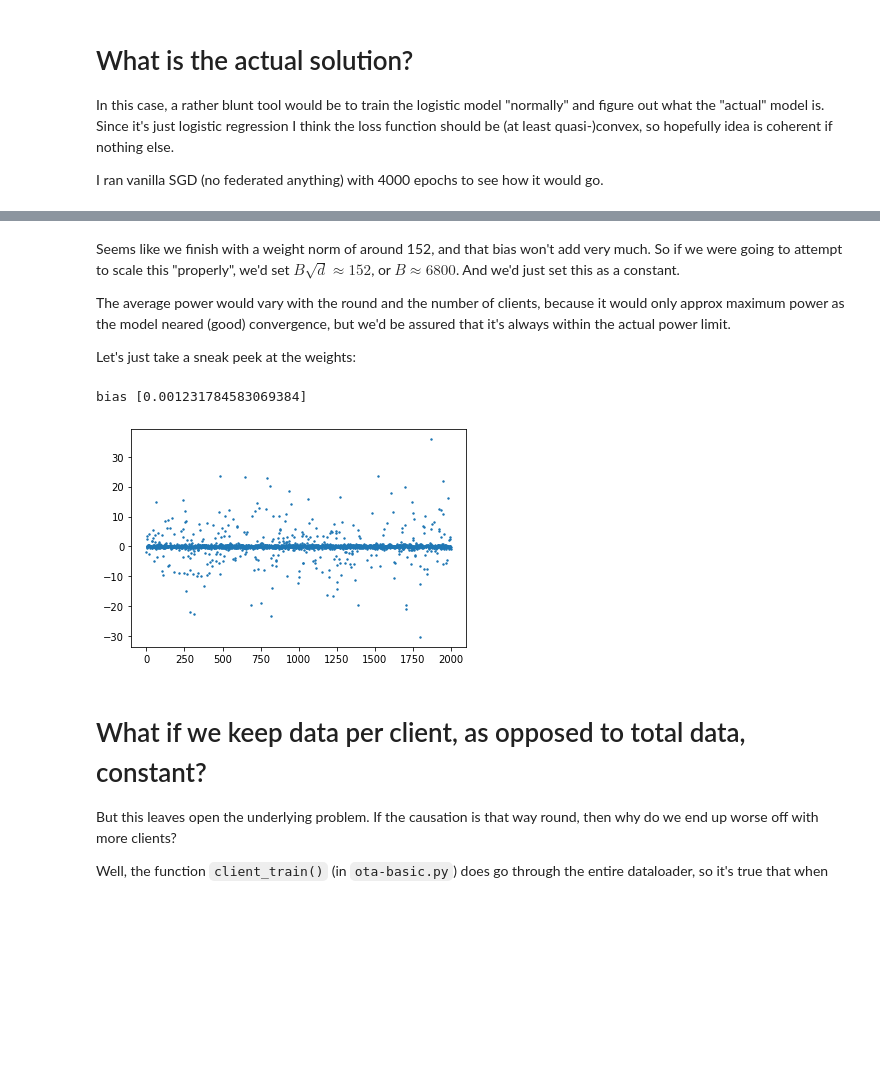
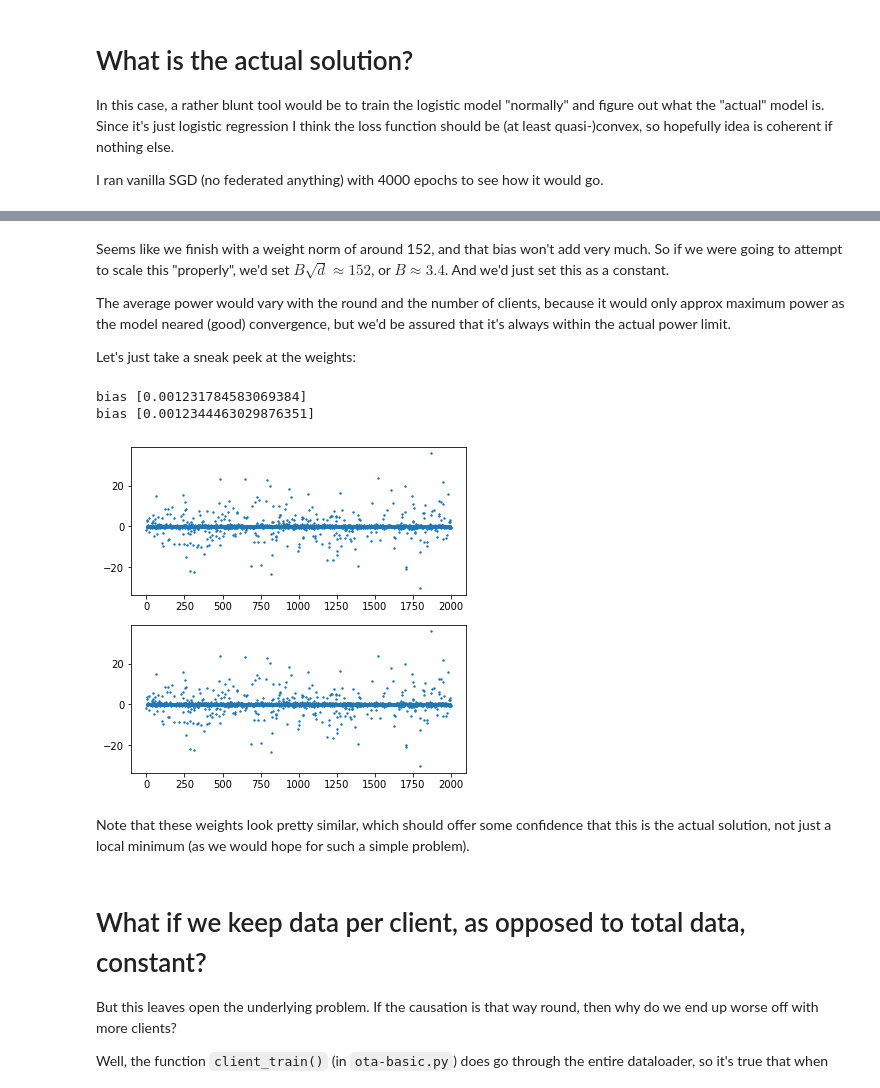
Before and after one commit to czlee/kyanite, a Jupyter notebook: ota-basic.ipynb, the cells around one changed output, grey strips where cells are left out. Cells and saved outputs as stored; diff of their text form; code cells hidden in the pictures; blank space fills up the shorter version.

```diff
--- a/ota-basic.ipynb
+++ b/ota-basic.ipynb
@@ -264,6 +257,7 @@ vanilla_location = Path("../results-downloaded/logistic-vanilla-long")
 for directory in vanilla_location.iterdir():
     args = get_args(directory)
     training = pd.read_csv(directory / "training.csv")
-    training["accuracy"].plot(label=directory.name, xlabel="epoch", ylabel="accuracy", title="accuracy")
+    training["accuracy"].plot(label=directory.name, xlabel="epoch", ylabel="accuracy")
 plt.legend()
+plt.title("accuracy")
 # %% [output]
@@ -272,6 +266,7 @@ plt.legend()
 # %%
-directory = next(vanilla_location.iterdir())
-
-model_params = get_model_params(directory)
-model_params.plot(xlabel="epoch")
+for directory in vanilla_location.iterdir():
+    model_params = get_model_params(directory)
+    model_params["weight_norm"].plot(label=directory.name, xlabel="epoch")
+plt.legend()
+plt.title("weight norm")
 # %% [output]
@@ -288,0 +275,5 @@ model_params.tail()
+# %%
+for directory in vanilla_location.iterdir():
+    model_params = get_model_params(directory)
+    model_params["bias"].plot(label=directory.name, xlabel="epoch")
+plt.title("bias")
@@ -289,17 +283,23 @@ model_params.tail()
 # %% [markdown]
-Seems like we finish with a weight norm of around 152, and that bias won't add very much. So if we were going to attempt to scale this "properly", we'd set $B\sqrt d \approx 152$, or $B \approx 6800$. And we'd just set this as a constant.
+Seems like we finish with a weight norm of around 152, and that bias won't add very much. So if we were going to attempt to scale this "properly", we'd set $B\sqrt d \approx 152$, or $B \approx 3.4$. And we'd just set this as a constant.
 
 The average power would vary with the round and the number of clients, because it would only approx maximum power as the model neared (good) convergence, but we'd be assured that it's always within the actual power limit.
 
 Let's just take a sneak peek at the weights:
 # %%
-with open(directory / "model_at_3999.json") as f:
-    model_dict = json.load(f)
-plt.scatter(range(2000), model_dict['stack.0.weight'], s=2)
-print("bias", model_dict['stack.0.bias'])
+plt.figure(figsize=(6, 6))
+for i, directory in enumerate(vanilla_location.iterdir()):
+    plt.subplot(2, 1, i+1)
+    with open(directory / "model_at_3999.json") as f:
+        model_dict = json.load(f)
+    plt.scatter(range(2000), model_dict['stack.0.weight'], s=2)
+    print("bias", model_dict['stack.0.bias'])
 # %% [output]
 bias [0.001231784583069384]
+bias [0.0012344463029876351]
-[figure, old version]
+[figure, new version]
+# %% [markdown]
+Note that these weights look pretty similar, which should offer some confidence that this is the actual solution, not just a local minimum (as we would hope for such a simple problem).
 # %% [markdown]
 # What if we keep data per client, as opposed to total data, constant?
 
```
Also changed, not shown: parts of 17 cells of this notebook.
